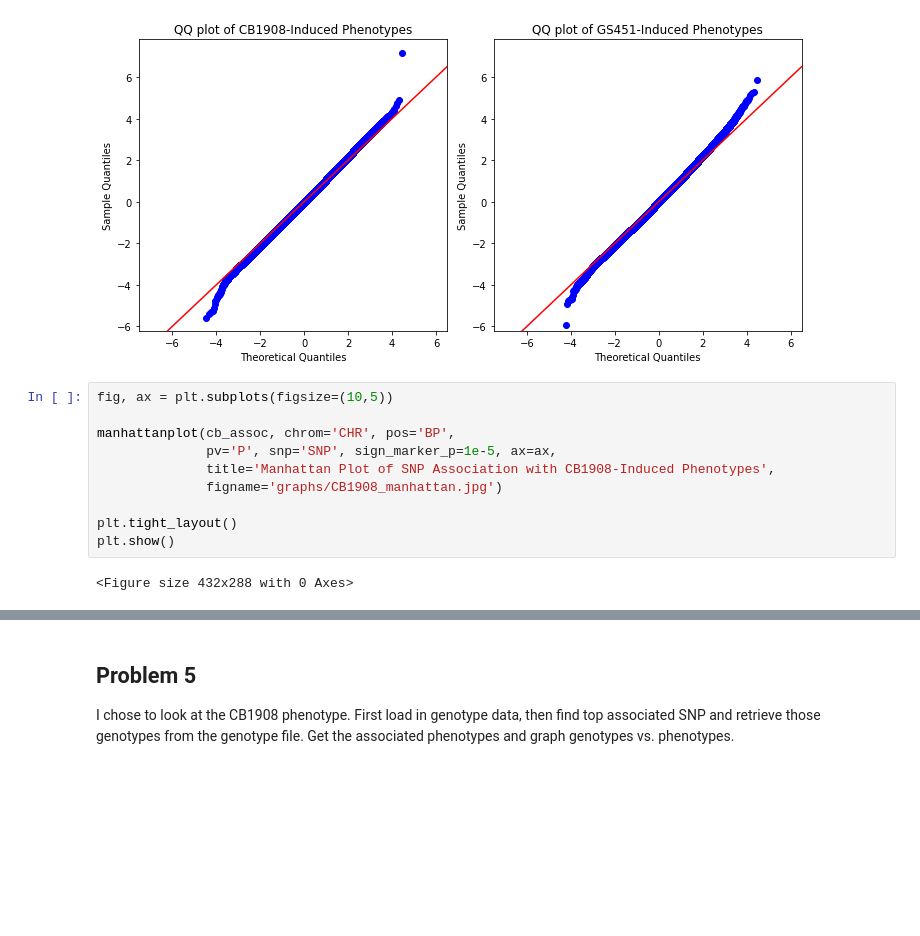
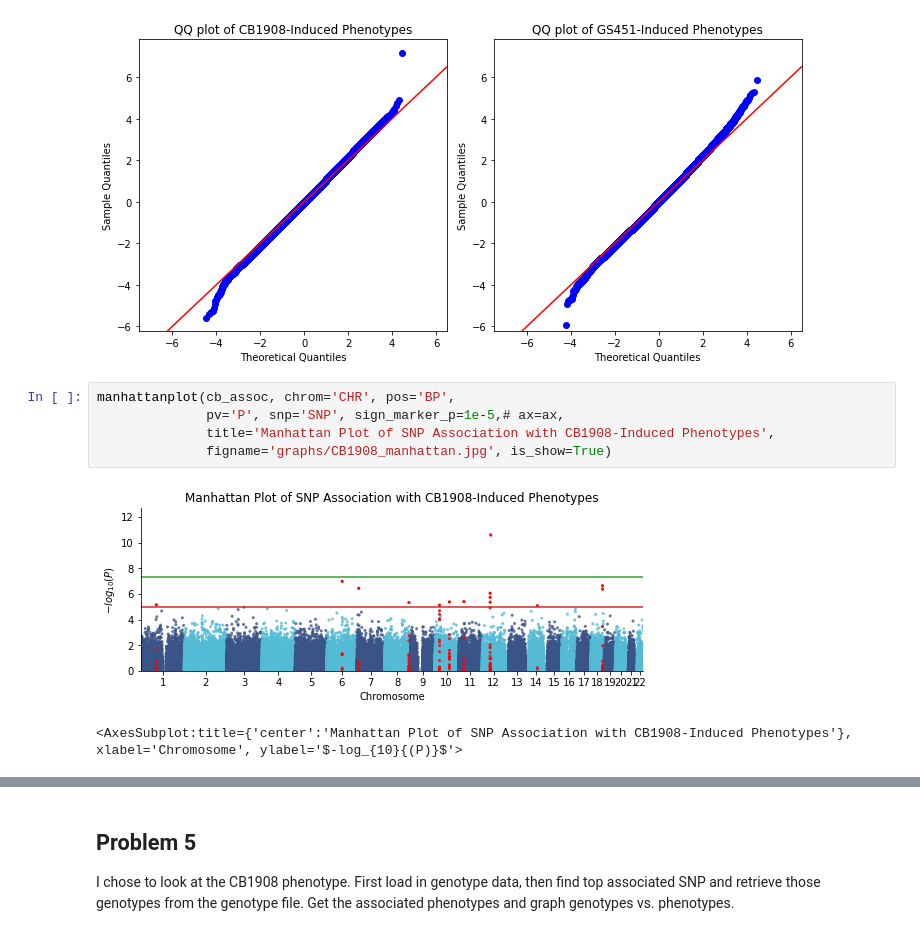
Before and after one commit to bdavi119/qbb2021-answers, a Jupyter notebook: 03-week-hw/GWAS.ipynb, the cells around one changed output, grey strips where cells are left out. Saved outputs shown, nothing was run; the diff lists cells and outputs as text; blank space fills up the shorter version.

Commit message:
Added inline Manhattan plots

```diff
--- a/03-week-hw/GWAS.ipynb
+++ b/03-week-hw/GWAS.ipynb
@@ -116,15 +116,11 @@ plt.show()
 # %% [output]
 [figure]
 # %%
-fig, ax = plt.subplots(figsize=(10,5))
-
 manhattanplot(cb_assoc, chrom='CHR', pos='BP',
-              pv='P', snp='SNP', sign_marker_p=1e-5, ax=ax,
+              pv='P', snp='SNP', sign_marker_p=1e-5,# ax=ax,
               title='Manhattan Plot of SNP Association with CB1908-Induced Phenotypes',
-              figname='graphs/CB1908_manhattan.jpg')
-
-plt.tight_layout()
-plt.show()
+              figname='graphs/CB1908_manhattan.jpg', is_show=True)
 # %% [output]
+[figure, added]
-<Figure size 432x288 with 0 Axes>
+<AxesSubplot:title={'center':'Manhattan Plot of SNP Association with CB1908-Induced Phenotypes'}, xlabel='Chromosome', ylabel='$-log_{10}{(P)}$'>
 # %%
```
Also changed, not shown: parts of 1 cell of this notebook, 2 other files.
